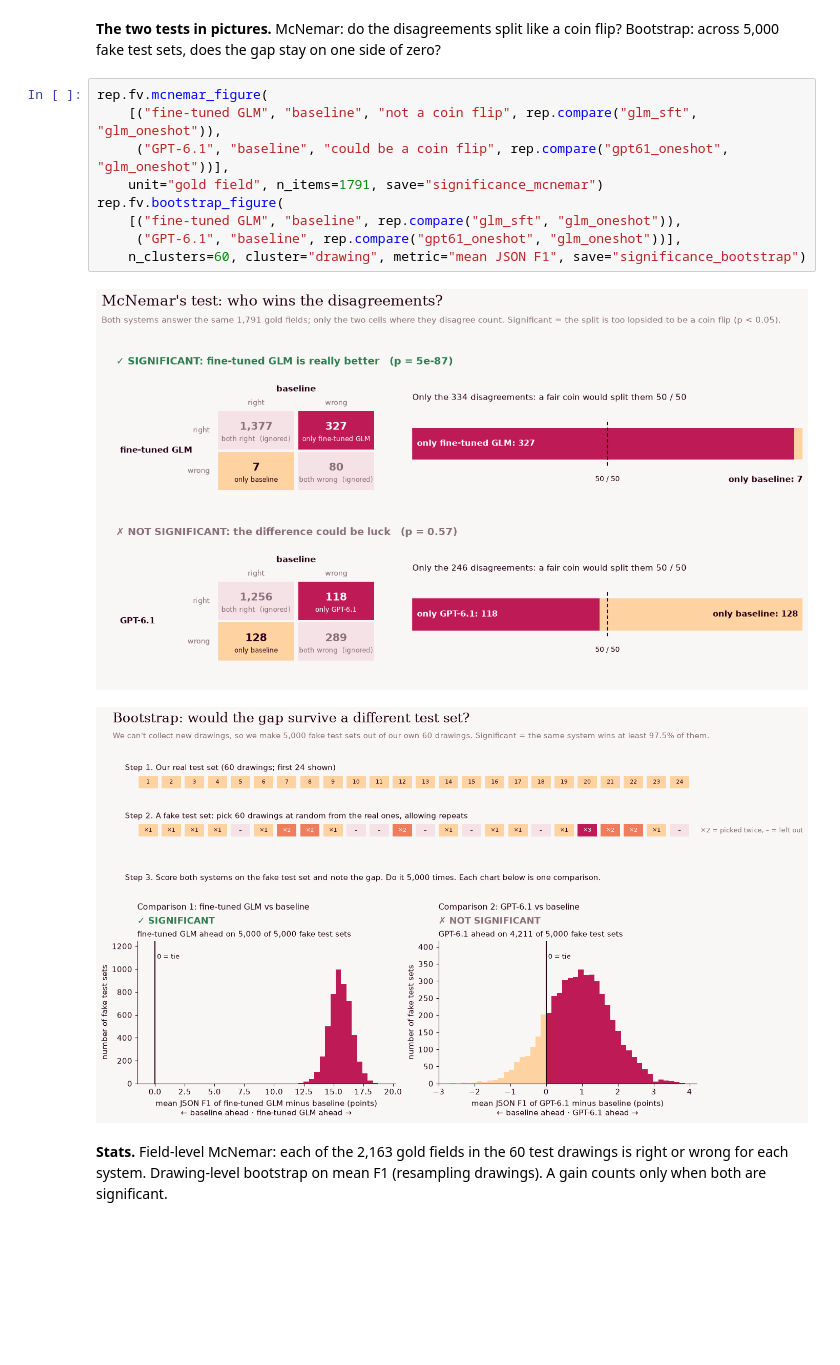
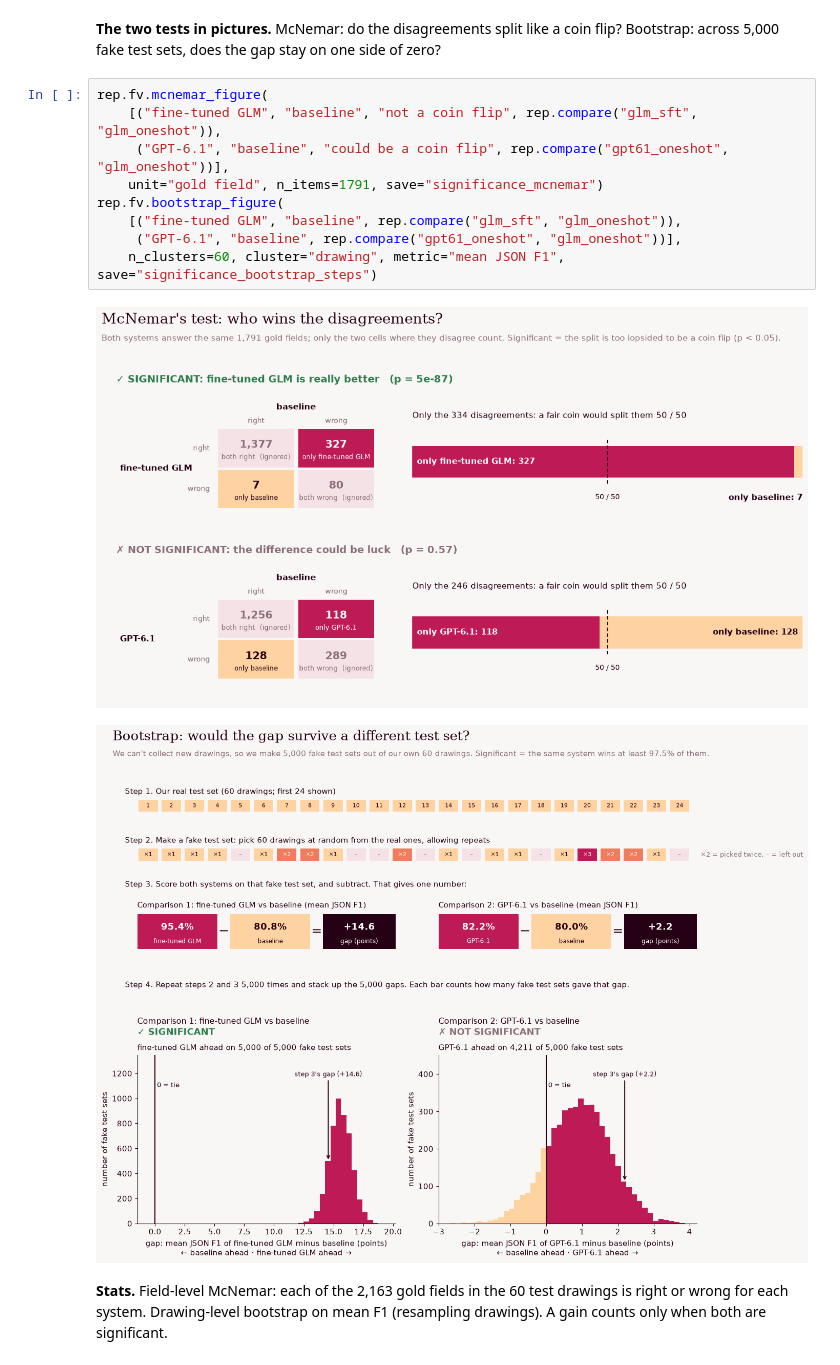
Before and after one commit to sinanuozdemir/ai-experiments, a Jupyter notebook: experiments/eng-drawings-extraction/03_sft.ipynb, the cells around one changed output. Drawn from its saved outputs; the diff is of its cells as text; blank space fills up the shorter version.

Commit message:
Bootstrap figure: show one fake test set scored and subtracted, then the 5,000 gaps
Co-authored-by: Cursor <cursoragent@cursor.com>

```diff
--- a/experiments/eng-drawings-extraction/03_sft.ipynb
+++ b/experiments/eng-drawings-extraction/03_sft.ipynb
@@ -84,14 +84,14 @@ rep.significance_table([("glm_sft", "glm_oneshot"), ("glm_sft", "glm_fewshot_vot
 # %%
 rep.fv.mcnemar_figure(
     [("fine-tuned GLM", "baseline", "not a coin flip", rep.compare("glm_sft", "glm_oneshot")),
      ("GPT-6.1", "baseline", "could be a coin flip", rep.compare("gpt61_oneshot", "glm_oneshot"))],
     unit="gold field", n_items=1791, save="significance_mcnemar")
 rep.fv.bootstrap_figure(
     [("fine-tuned GLM", "baseline", rep.compare("glm_sft", "glm_oneshot")),
      ("GPT-6.1", "baseline", rep.compare("gpt61_oneshot", "glm_oneshot"))],
-    n_clusters=60, cluster="drawing", metric="mean JSON F1", save="significance_bootstrap")
+    n_clusters=60, cluster="drawing", metric="mean JSON F1", save="significance_bootstrap_steps")
 # %% [output]
 [figure]
-[figure, old version]
+[figure, new version]
 # %% [markdown]
 **Stats.** Field-level McNemar: each of the 2,163 gold fields in the 60 test drawings is right or wrong for each system. Drawing-level bootstrap on mean F1 (resampling drawings). A gain counts only when both are significant.
```
Also changed, not shown: parts of 1 cell of this notebook, 12 other files.
